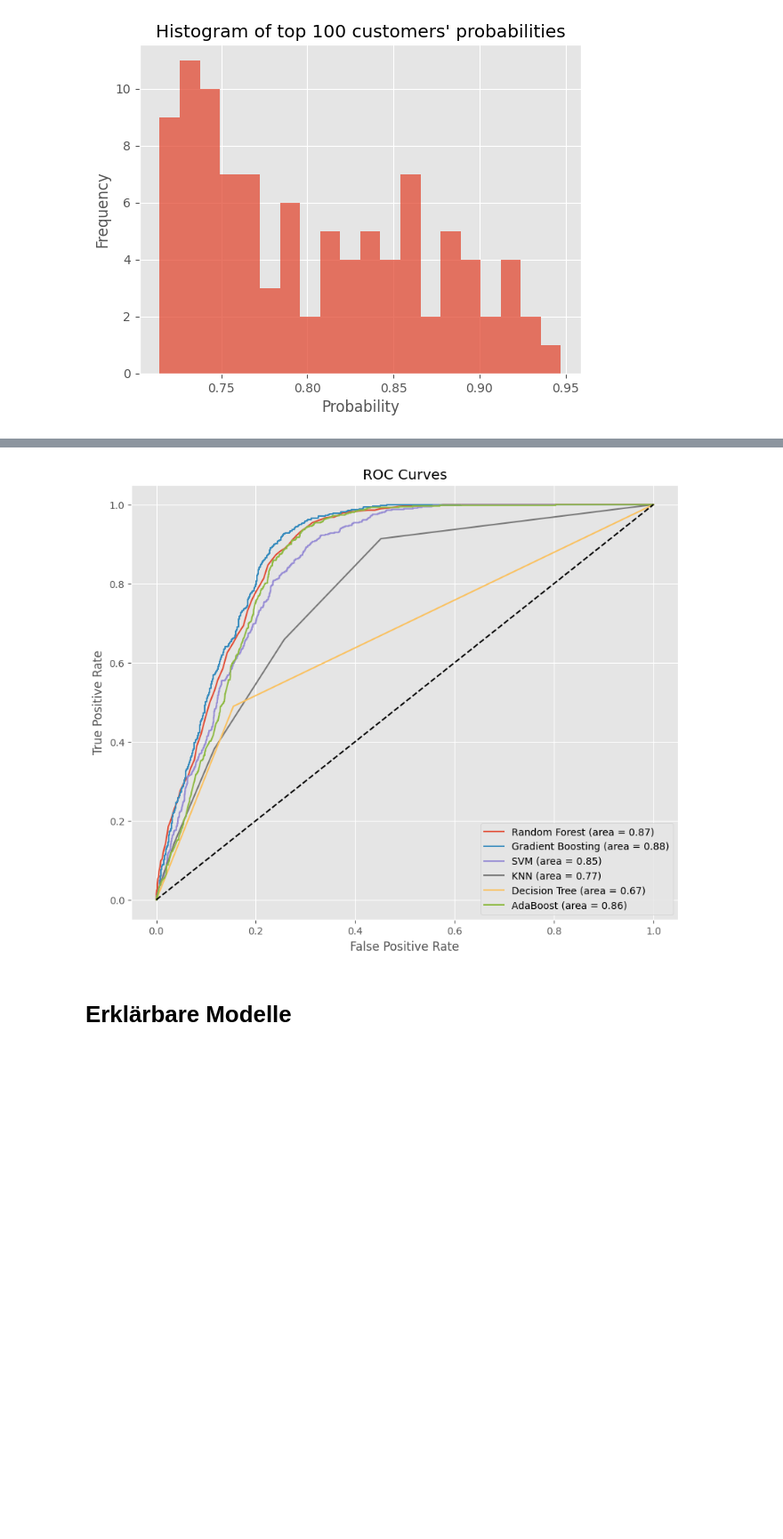
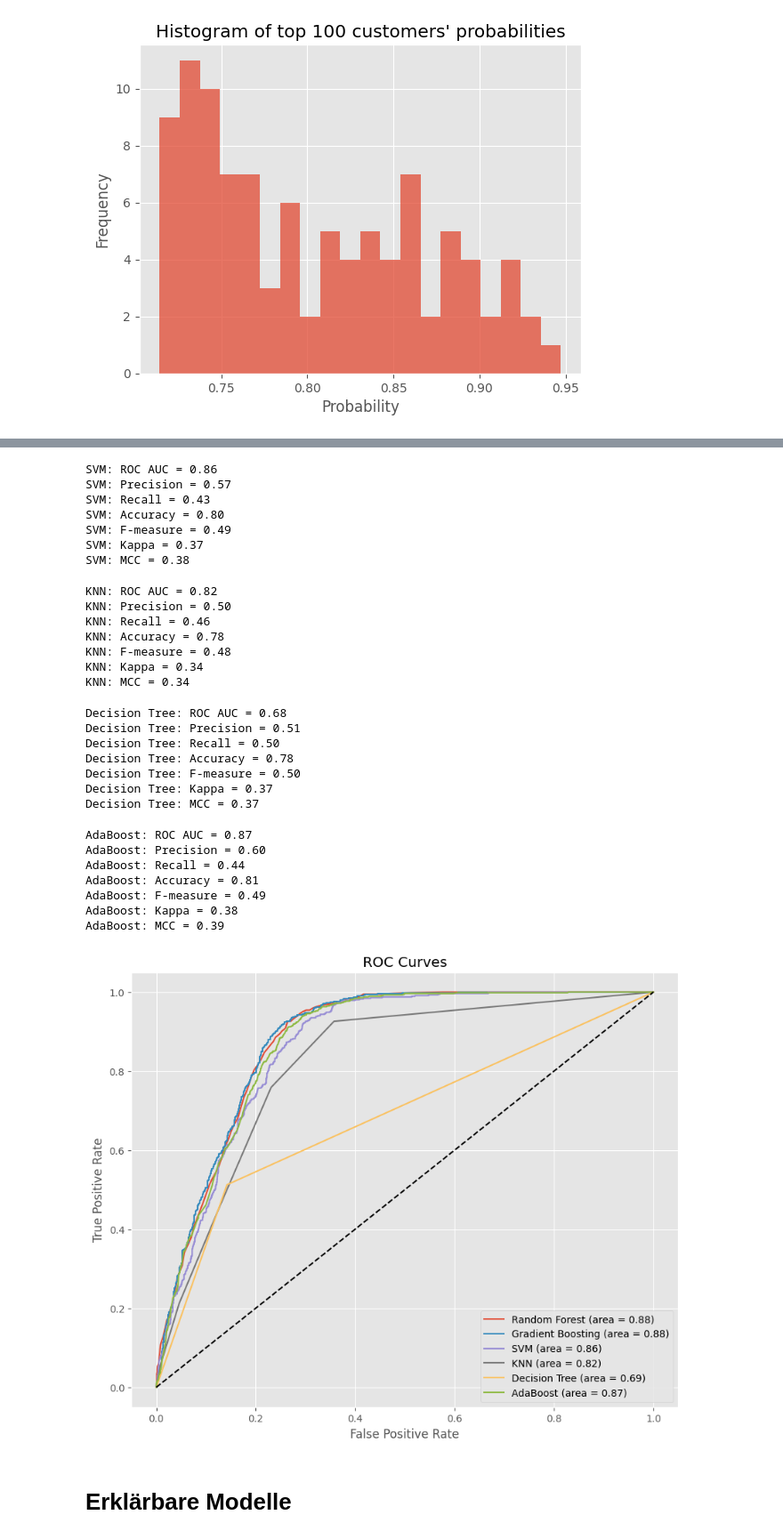
Before and after one commit to etiiiR/fhnw_aml, a Jupyter notebook: AML_MC.ipynb, the cells around one changed output, grey strips where cells are left out. Shown at 89% size. Saved outputs shown, nothing was run; the diff lists cells and outputs as text; code cells hidden in the pictures; blank space fills up the shorter version.

```diff
--- a/AML_MC.ipynb
+++ b/AML_MC.ipynb
@@ -2032,14 +1960,4 @@ Index([], dtype='int64')
 # %%
-from sklearn.ensemble import RandomForestClassifier, GradientBoostingClassifier
-from sklearn.svm import SVC
-from sklearn.neighbors import KNeighborsClassifier
-from sklearn.tree import DecisionTreeClassifier
-from sklearn.ensemble import AdaBoostClassifier
-from tqdm import tqdm
-from sklearn.linear_model import LassoCV
-from sklearn.feature_selection import SelectFromModel
-
-
 # Define models and their parameter grids
 models = {
     "Random Forest": RandomForestClassifier(),
@@ -2071,12 +1989,13 @@ param_grid = {
     },
 }
 
-# for model_name, model in models.items():
-#    models[model_name] = Pipeline(
-#        [("feature_selection", SelectFromModel(LassoCV())), ("model", model)]
-#    )
+# todo fix here the not converging models with LassoCV
+for model_name, model in models.items():
+    models[model_name] = Pipeline(
+        [("feature_selection", SelectFromModel(LassoCV())), ("model", model)]
+    )
 
-selected_fields = X.columns  # add the new features of df_features
+selected_fields = X_feature_engineered.columns  # add the new features of df_features
 
 evaluator_models = ModelEvaluator(
     models, param_grid, X_feature_engineered, y, selected_fields=selected_fields
@@ -2118,4 +2034,32 @@ AdaBoost: MCC = 0.37
+SVM: ROC AUC = 0.86
+SVM: Precision = 0.57
+SVM: Recall = 0.43
+SVM: Accuracy = 0.80
+SVM: F-measure = 0.49
+SVM: Kappa = 0.37
+SVM: MCC = 0.38
+KNN: ROC AUC = 0.82
+KNN: Precision = 0.50
+KNN: Recall = 0.46
+KNN: Accuracy = 0.78
+KNN: F-measure = 0.48
+KNN: Kappa = 0.34
+KNN: MCC = 0.34
+Decision Tree: ROC AUC = 0.68
+Decision Tree: Precision = 0.51
+Decision Tree: Recall = 0.50
+Decision Tree: Accuracy = 0.78
+Decision Tree: F-measure = 0.50
+Decision Tree: Kappa = 0.37
+Decision Tree: MCC = 0.37
+AdaBoost: ROC AUC = 0.87
+AdaBoost: Precision = 0.60
+AdaBoost: Recall = 0.44
+AdaBoost: Accuracy = 0.81
+AdaBoost: F-measure = 0.49
+AdaBoost: Kappa = 0.38
+AdaBoost: MCC = 0.39
-[figure, old version]
+[figure, new version]
 # %% [markdown]
 # Erklärbare Modelle
 # %%
```
Also changed, not shown: parts of 34 cells of this notebook, 39 other files.
